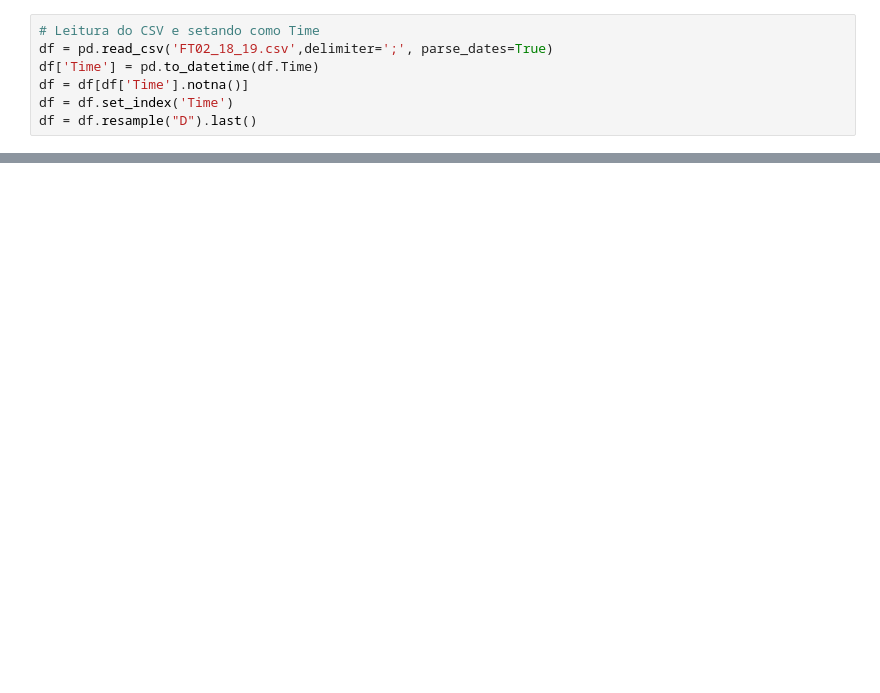
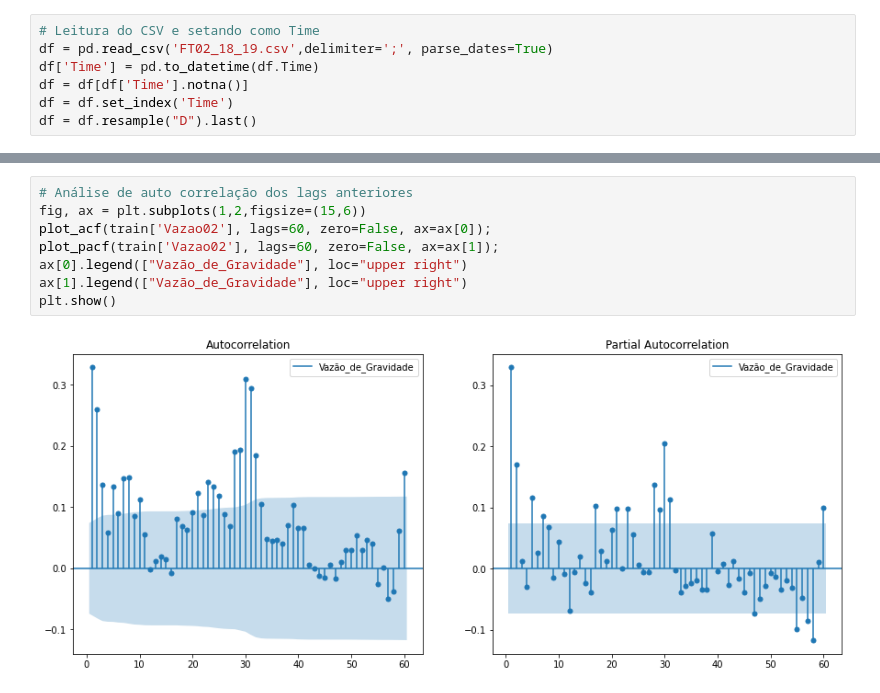
Before and after one commit to MarceloAvanzi/Time-Series-Forecast, a Jupyter notebook: ARIMA.ipynb, the cells around one changed output, grey strips where cells are left out. Saved outputs shown, nothing was run; the diff lists cells and outputs as text; blank space fills up the shorter version.

```diff
--- a/ARIMA.ipynb
+++ b/ARIMA.ipynb
@@ -29 +71,11 @@ predictions = list()
+# %%
+# Análise de auto correlação dos lags anteriores
+fig, ax = plt.subplots(1,2,figsize=(15,6))
+plot_acf(train['Vazao02'], lags=60, zero=False, ax=ax[0]);
+plot_pacf(train['Vazao02'], lags=60, zero=False, ax=ax[1]);
+ax[0].legend(["Vazão_de_Gravidade"], loc="upper right")
+ax[1].legend(["Vazão_de_Gravidade"], loc="upper right")
+plt.show()
+# %% [output]
+[figure, added]
 # %%
```
Also changed, not shown: parts of 13 cells of this notebook, 1 other file.
